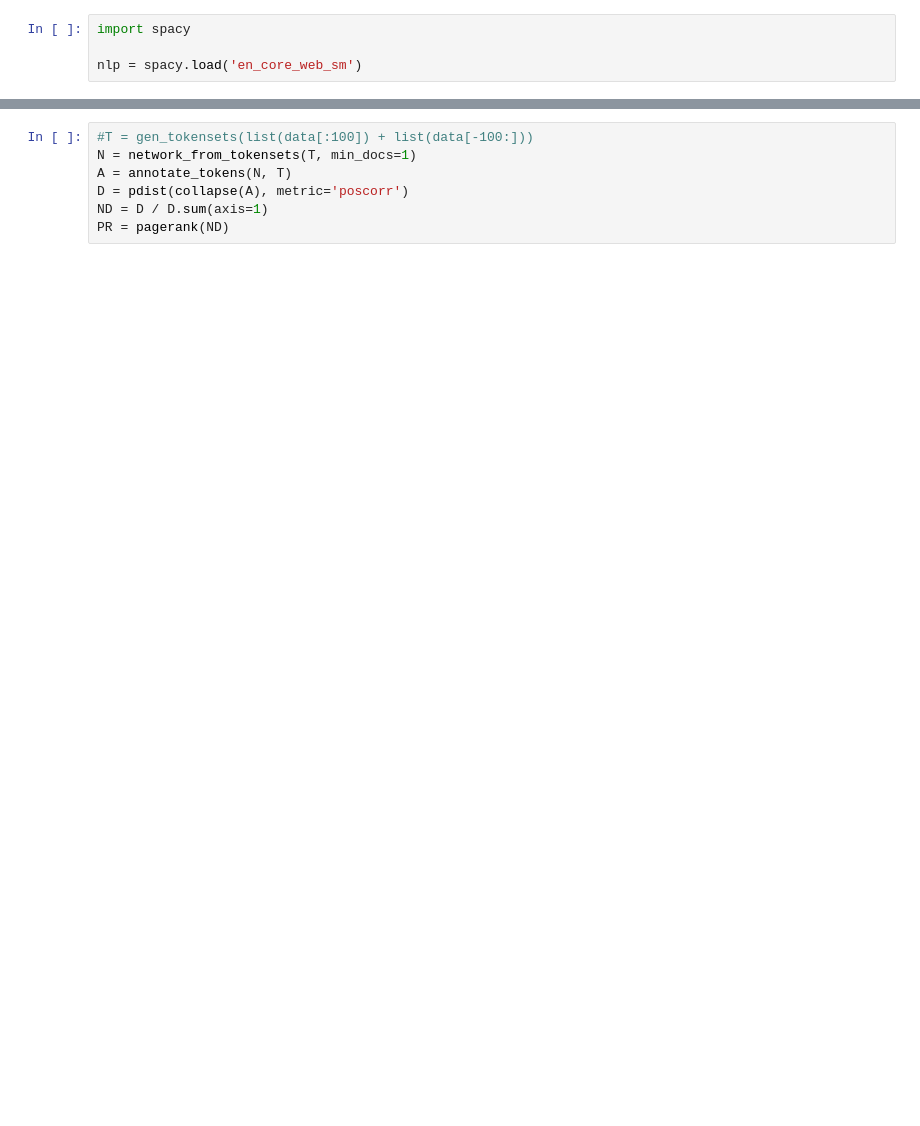
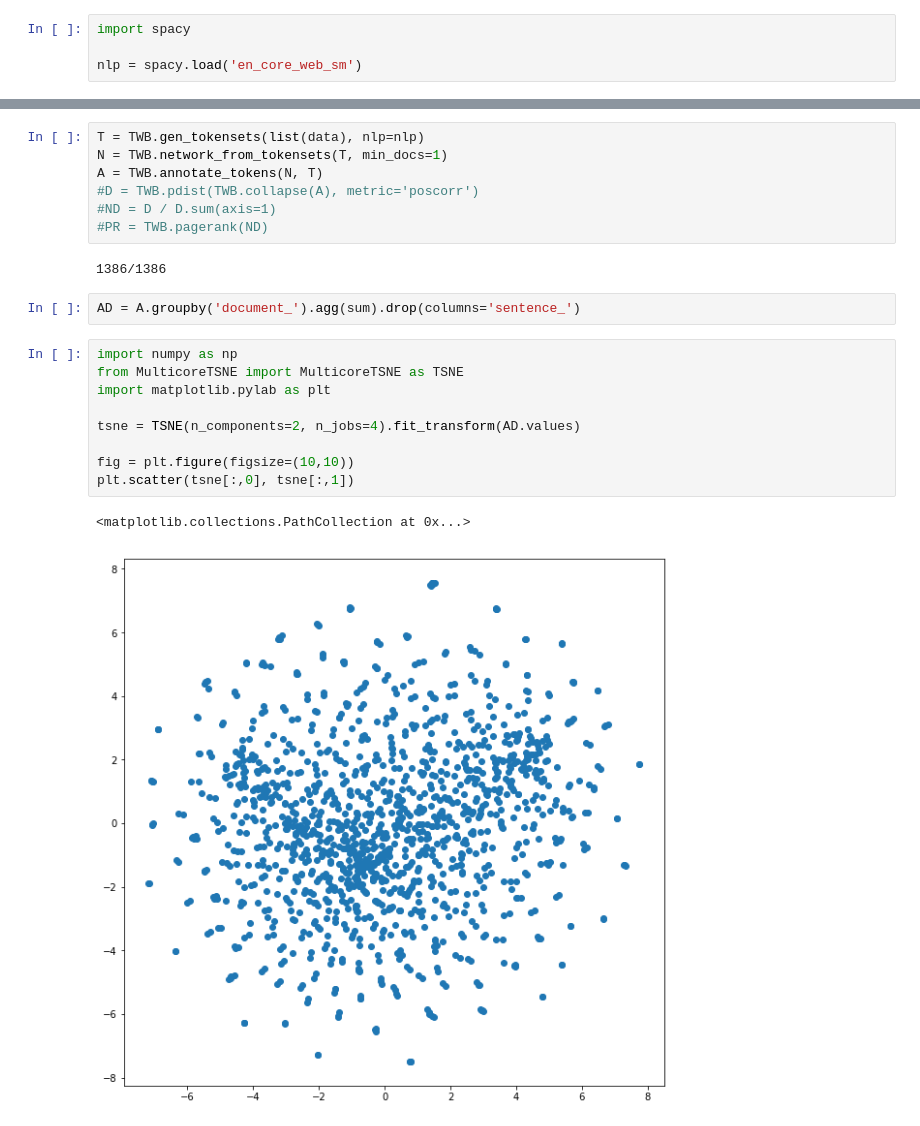
Before and after one commit to thiesgehrmann/JuSiPy_TWB, a Jupyter notebook: Pipeline.ipynb, the cells around one changed output, grey strips where cells are left out. Saved outputs shown, nothing was run; the diff lists cells and outputs as text; blank space fills up the shorter version.

```diff
--- a/Pipeline.ipynb
+++ b/Pipeline.ipynb
@@ -573,9 +17,25 @@ def pagerank(D, eps=1.0e-8, d=0.85):
 # %%
-#T = gen_tokensets(list(data[:100]) + list(data[-100:]))
-N = network_from_tokensets(T, min_docs=1)
-A = annotate_tokens(N, T)
-D = pdist(collapse(A), metric='poscorr')
-ND = D / D.sum(axis=1)
-PR = pagerank(ND)
+T = TWB.gen_tokensets(list(data), nlp=nlp)
+N = TWB.network_from_tokensets(T, min_docs=1)
+A = TWB.annotate_tokens(N, T)
+#D = TWB.pdist(TWB.collapse(A), metric='poscorr')
+#ND = D / D.sum(axis=1)
+#PR = TWB.pagerank(ND)
+# %% [output]
+1386/1386
+# %%
+AD = A.groupby('document_').agg(sum).drop(columns='sentence_')
+# %%
+import numpy as np
+from MulticoreTSNE import MulticoreTSNE as TSNE
+import matplotlib.pylab as plt
+
+tsne = TSNE(n_components=2, n_jobs=4).fit_transform(AD.values)
+
+fig = plt.figure(figsize=(10,10))
+plt.scatter(tsne[:,0], tsne[:,1])
+# %% [output]
+<matplotlib.collections.PathCollection at 0x...>
+[figure, added]
 # %%
 # %% [output]
```
Also changed, not shown: parts of 22 cells of this notebook, 2 other files.
